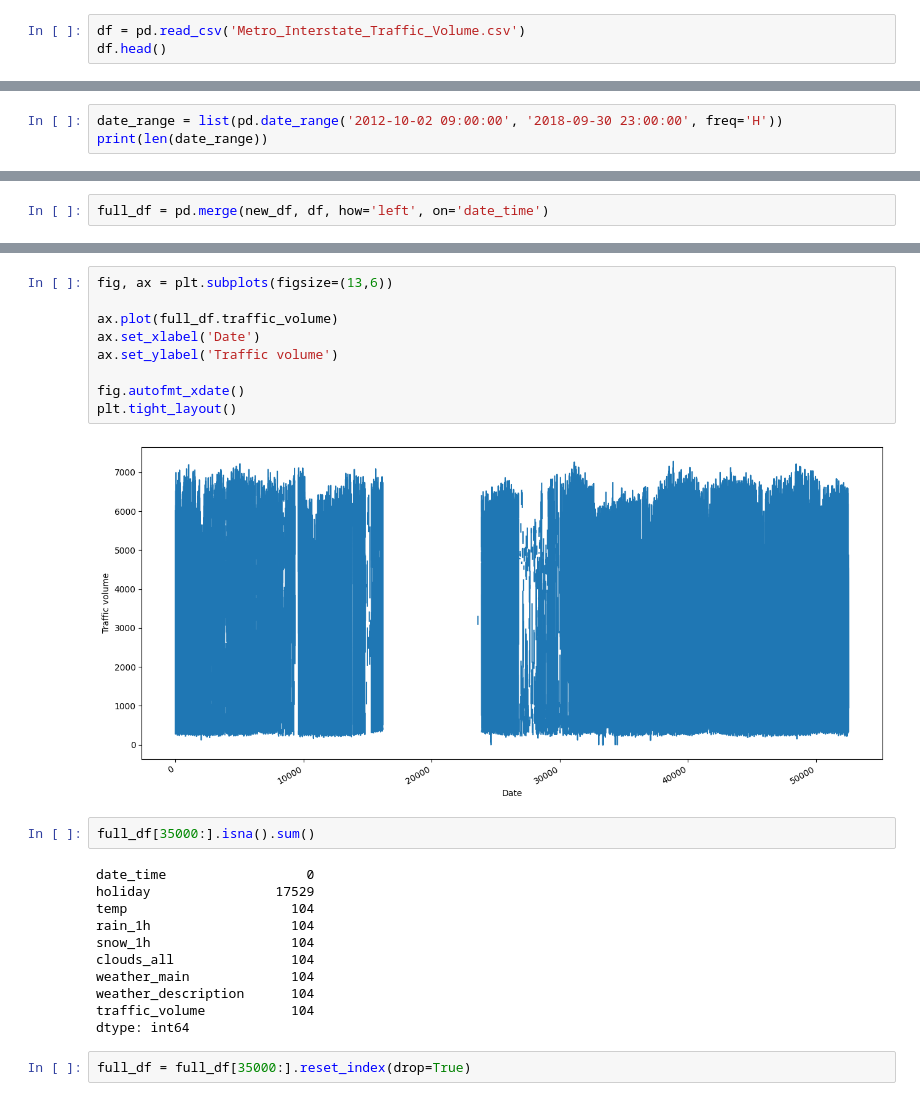
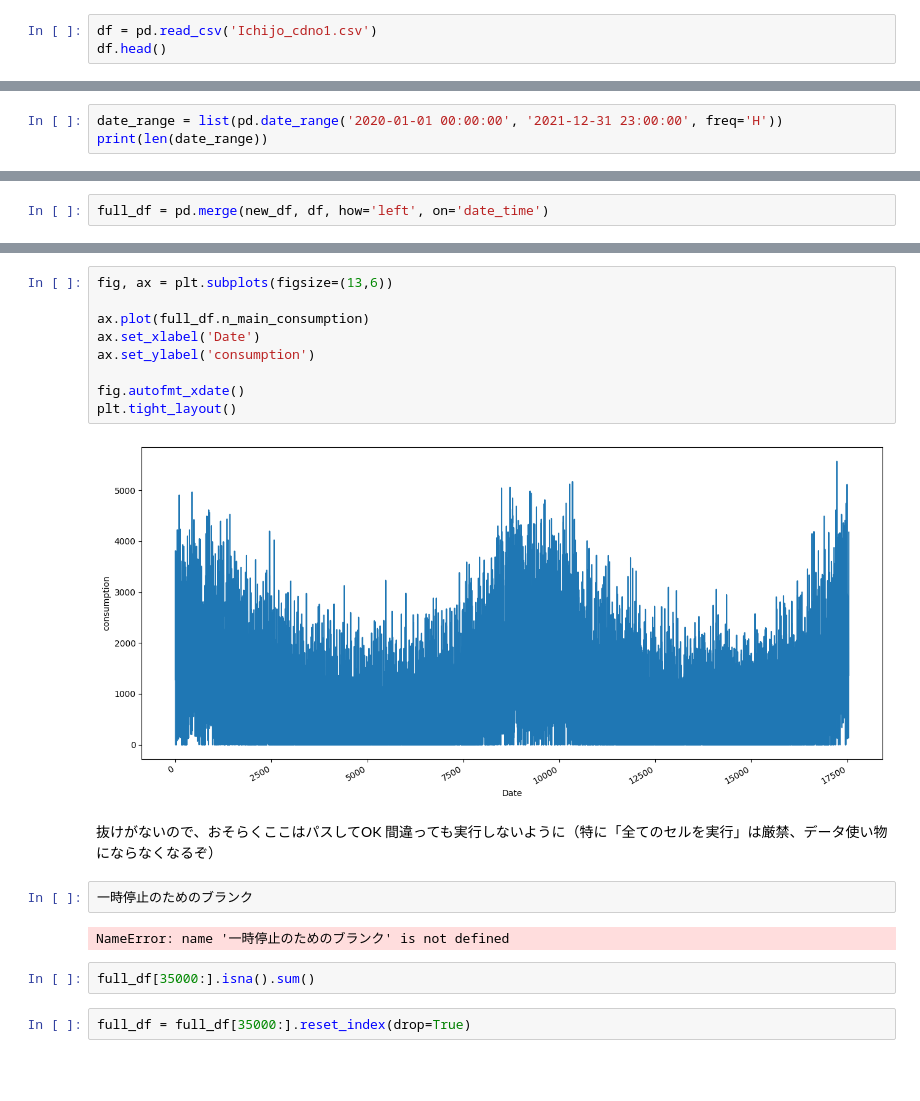
Before and after one commit to Kadomium/Time_Series_Forecasting_In_Python, a Jupyter notebook: Ichijou_apply/preprocessing.ipynb, the cells around one changed output, grey strips where cells are left out. Drawn from its saved outputs; the diff is of its cells as text; blank space fills up the shorter version.

```diff
--- a/Ichijou_apply/preprocessing.ipynb
+++ b/Ichijou_apply/preprocessing.ipynb
@@ -8,6 +8,6 @@ warnings.filterwarnings('ignore')
 
 %matplotlib inline
 # %%
-df = pd.read_csv('Metro_Interstate_Traffic_Volume.csv')
+df = pd.read_csv('Ichijo_cdno1.csv')
 df.head()
 # %% [output]
@@ -37,4 +37,4 @@ df.shape
 # %%
-date_range = list(pd.date_range('2012-10-02 09:00:00', '2018-09-30 23:00:00', freq='H'))
+date_range = list(pd.date_range('2020-01-01 00:00:00', '2021-12-31 23:00:00', freq='H'))
 print(len(date_range))
 # %% [output]
@@ -80,27 +88,22 @@ dtype: int64
 # %%
 fig, ax = plt.subplots(figsize=(13,6))
 
-ax.plot(full_df.traffic_volume)
+ax.plot(full_df.n_main_consumption)
 ax.set_xlabel('Date')
-ax.set_ylabel('Traffic volume')
+ax.set_ylabel('consumption')
 
 fig.autofmt_xdate()
 plt.tight_layout()
 # %% [output]
-[figure, old version]
+[figure, new version]
+# %% [markdown]
+抜けがないので、おそらくここはパスしてOK 間違っても実行しないように（特に「全てのセルを実行」は厳禁、データ使い物にならなくなるぞ）
+# %%
+一時停止のためのブランク
+# %% [output]
+NameError: name '一時停止のためのブランク' is not defined
 # %%
 full_df[35000:].isna().sum()
-# %% [output]
-date_time                  0
-holiday                17529
-temp                     104
-rain_1h                  104
-snow_1h                  104
-clouds_all               104
-weather_main             104
-weather_description      104
-traffic_volume           104
-dtype: int64
 # %%
 full_df = full_df[35000:].reset_index(drop=True)
 # %%
```
Also changed, not shown: parts of 16 cells of this notebook.
